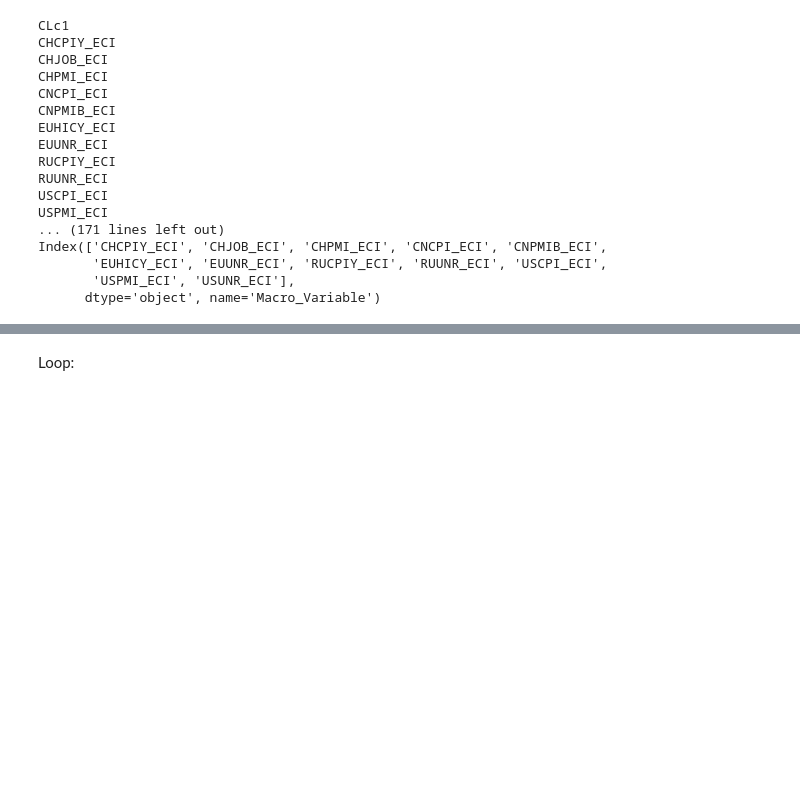
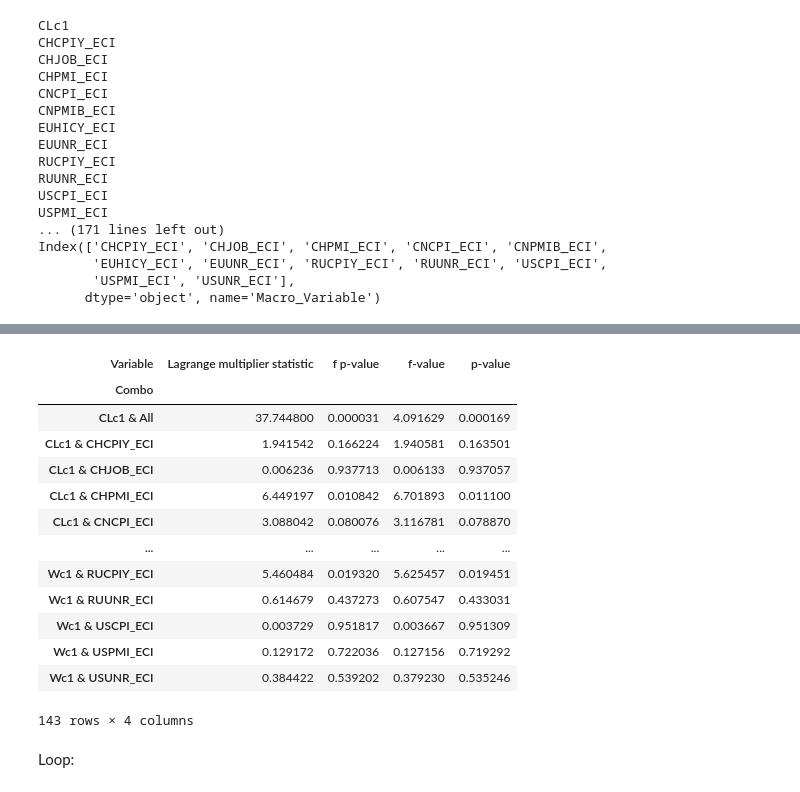
Before and after one commit to Liomat97/AQM, a Jupyter notebook: 3 Analysis.ipynb, the cells around one changed output, grey strips where cells are left out. Saved outputs shown, nothing was run; the diff lists cells and outputs as text; code cells hidden in the pictures; blank space fills up the shorter version.

```diff
--- a/3 Analysis.ipynb
+++ b/3 Analysis.ipynb
@@ -456,3 +845,26 @@ strong multicollinearity or other numerical problems.
+# %%
+xx = Breusch_Pagan
+xx['Combo'] = xx[['Commodity', 'coef']].agg(' & '.join, axis=1)
+xx = xx.drop(columns=['Commodity', 'coef'])
+xx = xx.reset_index()
+xx = xx.set_index('Combo')
+xx = xx.pivot(columns='Variable', values='Value')
+xx
+# %% [output]
+| Variable | Lagrange multiplier statistic | f p-value | f-value | p-value |
+| Combo |  |  |  |  |
+| CLc1 & All | 37.744800 | 0.000031 | 4.091629 | 0.000169 |
+| CLc1 & CHCPIY_ECI | 1.941542 | 0.166224 | 1.940581 | 0.163501 |
+| CLc1 & CHJOB_ECI | 0.006236 | 0.937713 | 0.006133 | 0.937057 |
+| CLc1 & CHPMI_ECI | 6.449197 | 0.010842 | 6.701893 | 0.011100 |
+| CLc1 & CNCPI_ECI | 3.088042 | 0.080076 | 3.116781 | 0.078870 |
+| ... | ... | ... | ... | ... |
+| Wc1 & RUCPIY_ECI | 5.460484 | 0.019320 | 5.625457 | 0.019451 |
+| Wc1 & RUUNR_ECI | 0.614679 | 0.437273 | 0.607547 | 0.433031 |
+| Wc1 & USCPI_ECI | 0.003729 | 0.951817 | 0.003667 | 0.951309 |
+| Wc1 & USPMI_ECI | 0.129172 | 0.722036 | 0.127156 | 0.719292 |
+| Wc1 & USUNR_ECI | 0.384422 | 0.539202 | 0.379230 | 0.535246 |
+143 rows × 4 columns
 # %% [markdown]
 Loop:
 # %%
```
Also changed, not shown: parts of 13 cells of this notebook, 13 other files.
